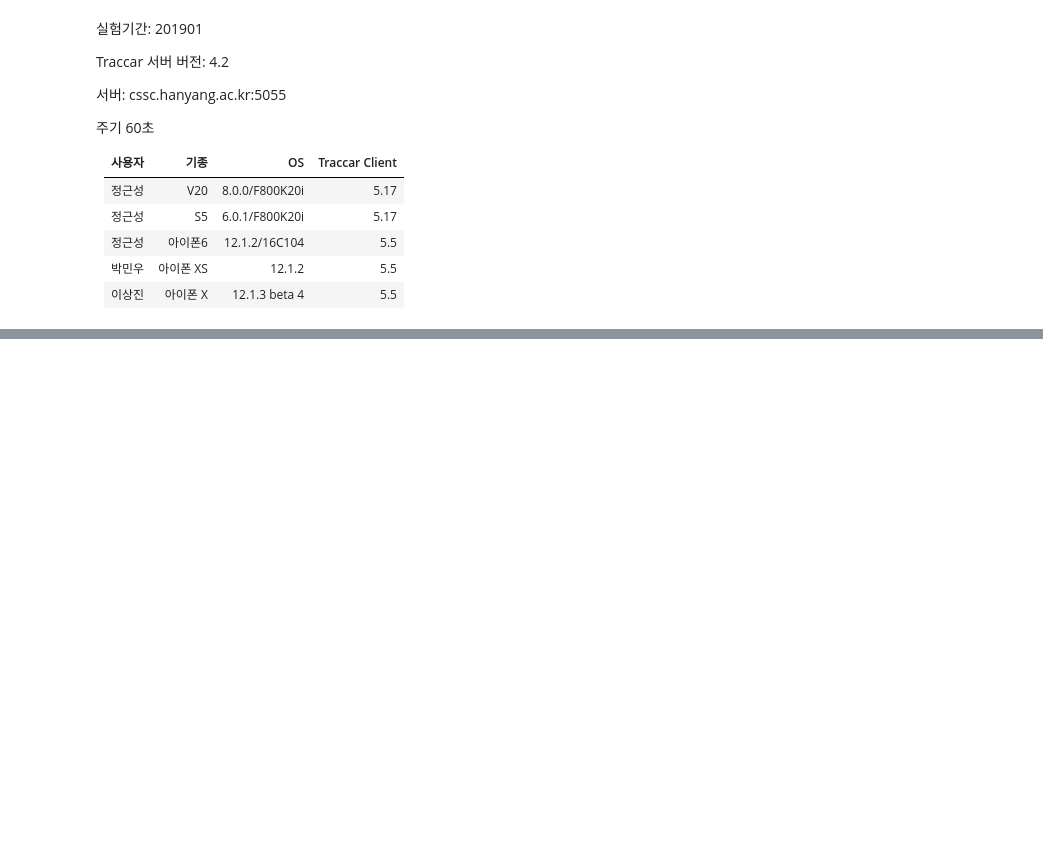
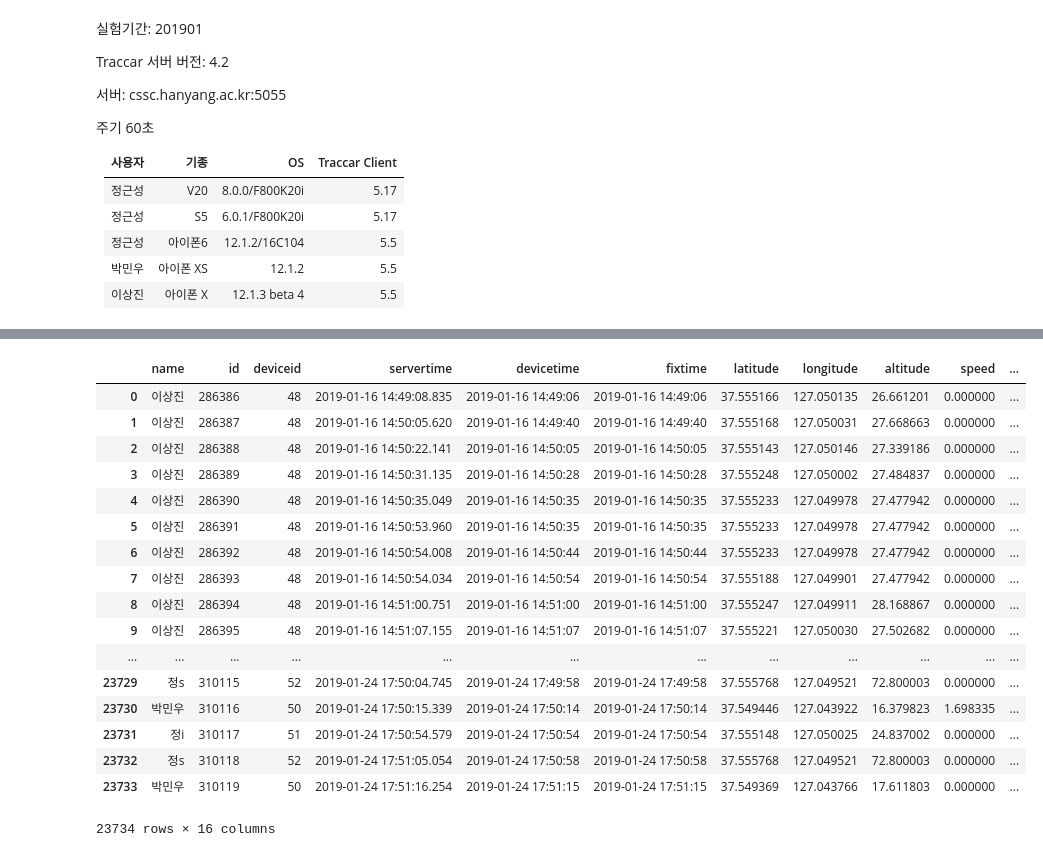
Before and after one commit to jaehyukcha/jaunt, a Jupyter notebook: Finding Ghosts.ipynb, the cells around one changed output, grey strips where cells are left out. Drawn from its saved outputs; the diff is of its cells as text; code cells hidden in the pictures; blank space fills up the shorter version.

```diff
--- a/Finding Ghosts.ipynb
+++ b/Finding Ghosts.ipynb
@@ -76,0 +151,4 @@ df
+# %%
+# attributes are flatted
+# addresses are N/A in Korea
+df.drop(["attributes", "address"], axis=1, inplace=True)
@@ -76,0 +159,26 @@ df
+# %%
+cols = list(df)
+nunique = df.apply(pd.Series.nunique)
+cols_to_drop = nunique[nunique == 1].index
+df.drop(cols_to_drop, axis=1, inplace=True)
+# %%
+df
+# %% [output]
+|  | name | id | deviceid | servertime | devicetime | fixtime | latitude | longitude | altitude | speed | ... |
+| 0 | 이상진 | 286386 | 48 | 2019-01-16 14:49:08.835 | 2019-01-16 14:49:06 | 2019-01-16 14:49:06 | 37.555166 | 127.050135 | 26.661201 | 0.000000 | ... |
+| 1 | 이상진 | 286387 | 48 | 2019-01-16 14:50:05.620 | 2019-01-16 14:49:40 | 2019-01-16 14:49:40 | 37.555168 | 127.050031 | 27.668663 | 0.000000 | ... |
+| 2 | 이상진 | 286388 | 48 | 2019-01-16 14:50:22.141 | 2019-01-16 14:50:05 | 2019-01-16 14:50:05 | 37.555143 | 127.050146 | 27.339186 | 0.000000 | ... |
+| 3 | 이상진 | 286389 | 48 | 2019-01-16 14:50:31.135 | 2019-01-16 14:50:28 | 2019-01-16 14:50:28 | 37.555248 | 127.050002 | 27.484837 | 0.000000 | ... |
+| 4 | 이상진 | 286390 | 48 | 2019-01-16 14:50:35.049 | 2019-01-16 14:50:35 | 2019-01-16 14:50:35 | 37.555233 | 127.049978 | 27.477942 | 0.000000 | ... |
+| 5 | 이상진 | 286391 | 48 | 2019-01-16 14:50:53.960 | 2019-01-16 14:50:35 | 2019-01-16 14:50:35 | 37.555233 | 127.049978 | 27.477942 | 0.000000 | ... |
+| 6 | 이상진 | 286392 | 48 | 2019-01-16 14:50:54.008 | 2019-01-16 14:50:44 | 2019-01-16 14:50:44 | 37.555233 | 127.049978 | 27.477942 | 0.000000 | ... |
+| 7 | 이상진 | 286393 | 48 | 2019-01-16 14:50:54.034 | 2019-01-16 14:50:54 | 2019-01-16 14:50:54 | 37.555188 | 127.049901 | 27.477942 | 0.000000 | ... |
+| 8 | 이상진 | 286394 | 48 | 2019-01-16 14:51:00.751 | 2019-01-16 14:51:00 | 2019-01-16 14:51:00 | 37.555247 | 127.049911 | 28.168867 | 0.000000 | ... |
+| 9 | 이상진 | 286395 | 48 | 2019-01-16 14:51:07.155 | 2019-01-16 14:51:07 | 2019-01-16 14:51:07 | 37.555221 | 127.050030 | 27.502682 | 0.000000 | ... |
+| ... | ... | ... | ... | ... | ... | ... | ... | ... | ... | ... | ... |
+| 23729 | 정s | 310115 | 52 | 2019-01-24 17:50:04.745 | 2019-01-24 17:49:58 | 2019-01-24 17:49:58 | 37.555768 | 127.049521 | 72.800003 | 0.000000 | ... |
+| 23730 | 박민우 | 310116 | 50 | 2019-01-24 17:50:15.339 | 2019-01-24 17:50:14 | 2019-01-24 17:50:14 | 37.549446 | 127.043922 | 16.379823 | 1.698335 | ... |
+| 23731 | 정i | 310117 | 51 | 2019-01-24 17:50:54.579 | 2019-01-24 17:50:54 | 2019-01-24 17:50:54 | 37.555148 | 127.050025 | 24.837002 | 0.000000 | ... |
+| 23732 | 정s | 310118 | 52 | 2019-01-24 17:51:05.054 | 2019-01-24 17:50:58 | 2019-01-24 17:50:58 | 37.555768 | 127.049521 | 72.800003 | 0.000000 | ... |
+| 23733 | 박민우 | 310119 | 50 | 2019-01-24 17:51:16.254 | 2019-01-24 17:51:15 | 2019-01-24 17:51:15 | 37.549369 | 127.043766 | 17.611803 | 0.000000 | ... |
+23734 rows × 16 columns
```
Also changed, not shown: parts of 15 cells of this notebook.
